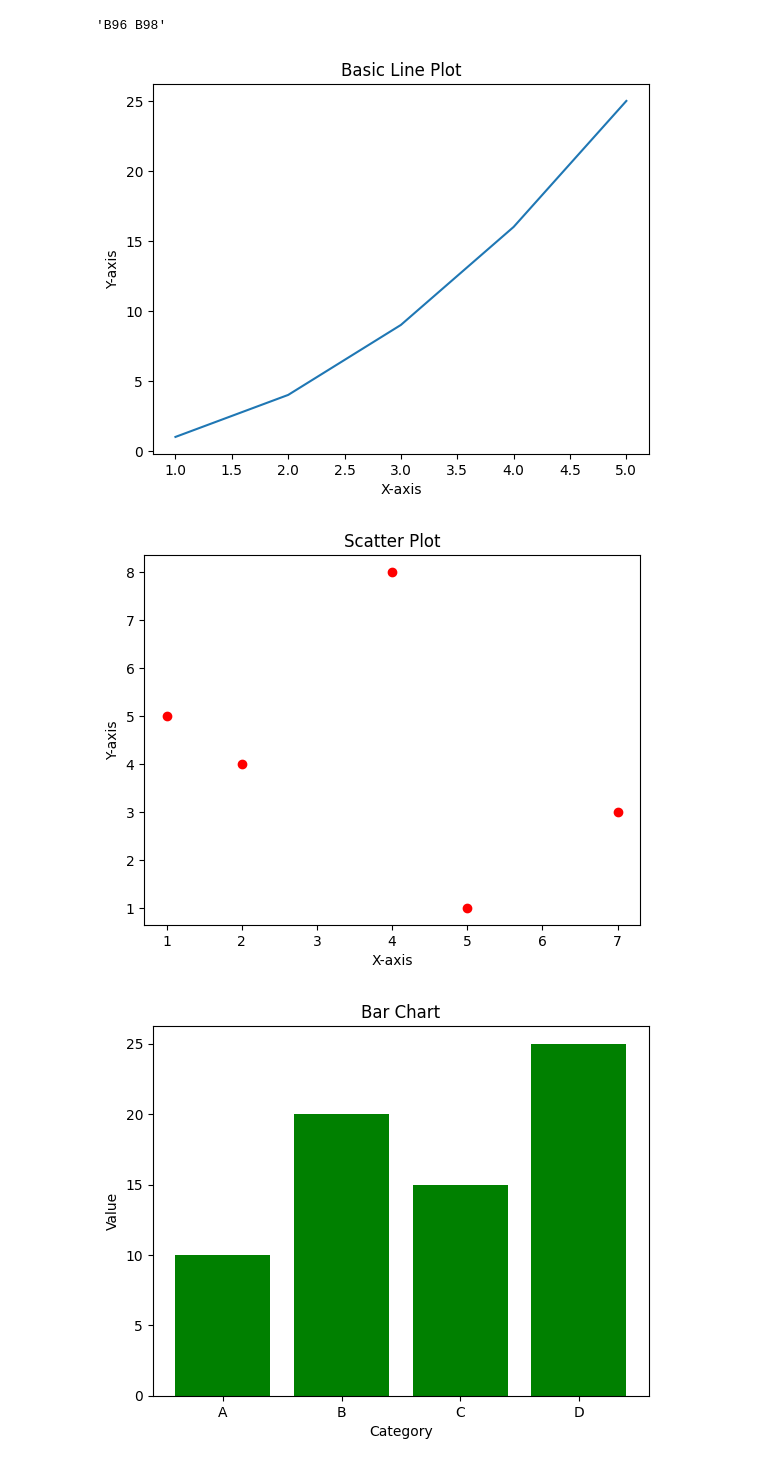
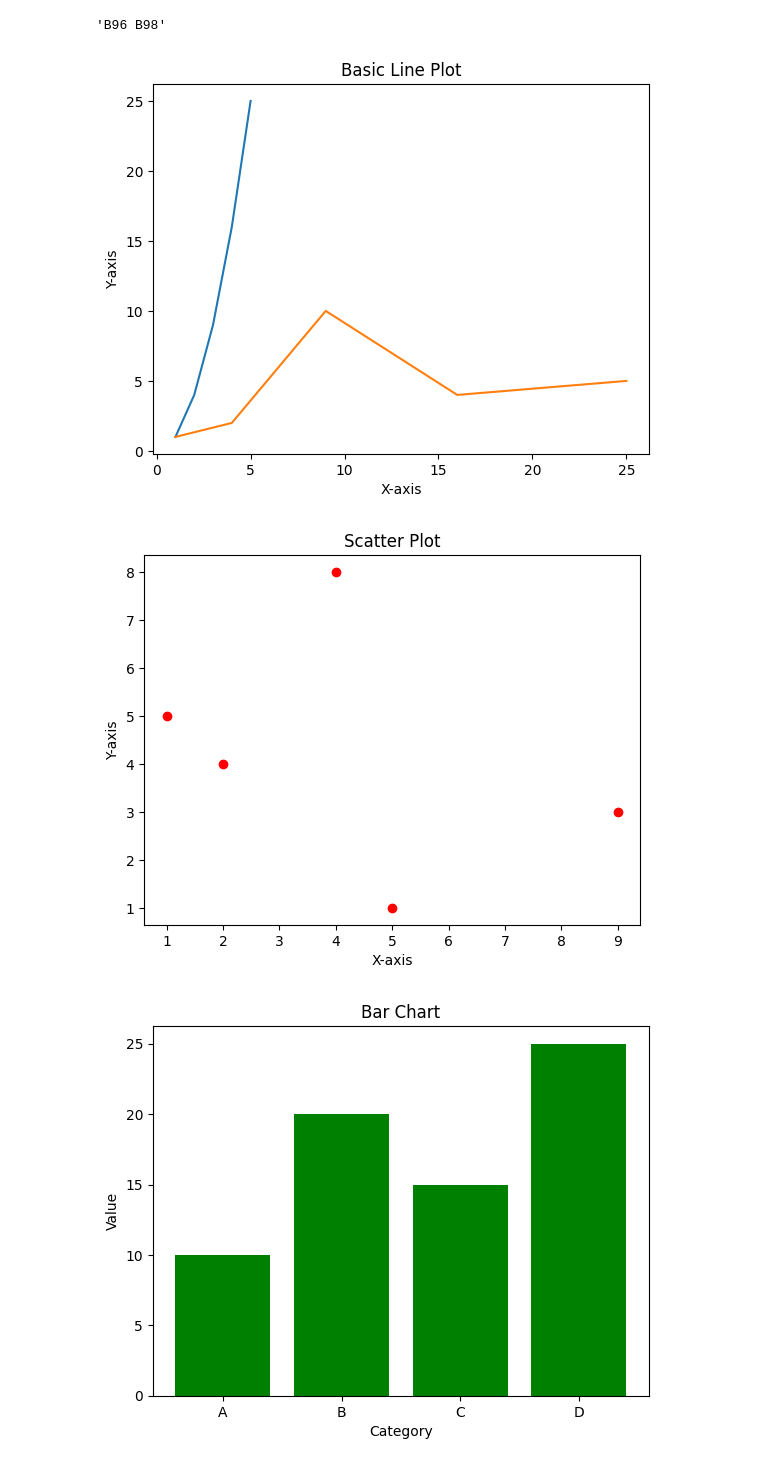
Before and after one commit to Ankush575/myPracticeRepo, a Jupyter notebook: workingWithLibraries/libraries.ipynb, the cells around one changed output. Saved outputs shown, nothing was run; the diff lists cells and outputs as text; code cells hidden in the pictures.

```diff
--- a/workingWithLibraries/libraries.ipynb
+++ b/workingWithLibraries/libraries.ipynb
@@ -254,23 +254,24 @@ csvData.dropna(inplace=True)
 # %%
 import matplotlib.pyplot as plt
 
 # Data
-x = [1, 2, 3, 4, 5]
-y = [1, 4, 9, 16, 25]
-
+x1 = [1, 2, 3, 4, 5]
+y1 = [1, 4, 9, 16, 25]
+x2 = [1, 4, 9, 16, 25]
+y2 = [1, 2, 10, 4, 5]
 # Basic Line Plot
-plt.plot(x, y)
+plt.plot(x1, y1, x2,y2)
 plt.title('Basic Line Plot')
 plt.xlabel('X-axis')
 plt.ylabel('Y-axis')
 plt.show()
 # %% [output]
-[figure, old version]
+[figure, new version]
 # %%
 import matplotlib.pyplot as plt
 
 # Data
-x = [1, 2, 7, 4, 5]
+x = [1, 2, 9, 4, 5]
 y = [5, 4, 3, 8, 1]
 
 # Scatter plot
@@ -280,7 +281,7 @@ plt.xlabel('X-axis')
 plt.ylabel('Y-axis')
 plt.show()
 # %% [output]
-[figure, old version]
+[figure, new version]
 # %%
 import matplotlib.pyplot as plt
 
```
Also changed, not shown: parts of 4 cells of this notebook.
